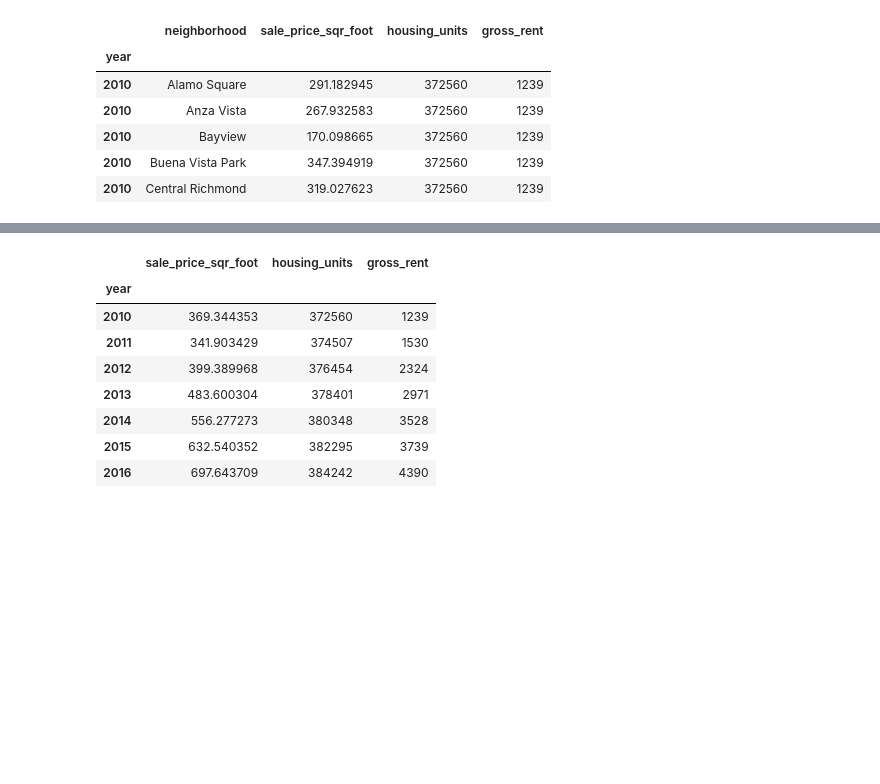
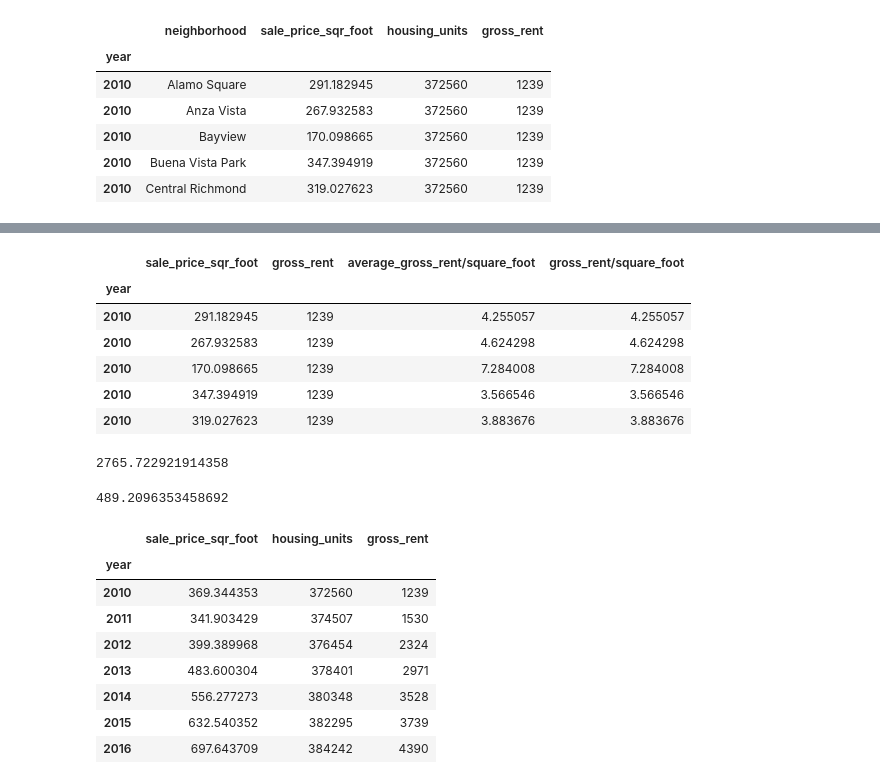
Before and after one commit to aalfiler/pyviz, a Jupyter notebook: Starter_Code/rental_analysis.ipynb, the cells around one changed output, grey strips where cells are left out. Saved outputs shown, nothing was run; the diff lists cells and outputs as text; code cells hidden in the pictures; blank space fills up the shorter version.

```diff
--- a/Starter_Code/rental_analysis.ipynb
+++ b/Starter_Code/rental_analysis.ipynb
@@ -103,3 +115,22 @@ sfo_data.head()
 # %%
-# Calculate the average gross rent and average sale price per square foot
-sfo_ave_gross_rent = sfo_data.drop(columns=['neighborhood','housing_units'], inplace=True)
+# # Calculate the average gross rent and average sale price per square foot
+# sfo_ave_gross_rent['gross_rent/square_foot']  = sfo_ave_gross_rent['gross_rent'] / sfo_ave_gross_rent['sale_price_sqr_foot']
+# sfo_ave_gross_rent.head()
+# %% [output]
+|  | sale_price_sqr_foot | gross_rent | average_gross_rent/square_foot | gross_rent/square_foot |
+| year |  |  |  |  |
+| 2010 | 291.182945 | 1239 | 4.255057 | 4.255057 |
+| 2010 | 267.932583 | 1239 | 4.624298 | 4.624298 |
+| 2010 | 170.098665 | 1239 | 7.284008 | 7.284008 |
+| 2010 | 347.394919 | 1239 | 3.566546 | 3.566546 |
+| 2010 | 319.027623 | 1239 | 3.883676 | 3.883676 |
+# %%
+# Calculate the average gross rent
+sfo_ave_gross_rent['gross_rent'].mean()
+# %% [output]
+2765.722921914358
+# %%
+# Calculate the average average sale price
+sfo_ave_gross_rent['sale_price_sqr_foot'].mean()
+# %% [output]
+489.2096353458692
```
Also changed, not shown: parts of 24 cells of this notebook.
